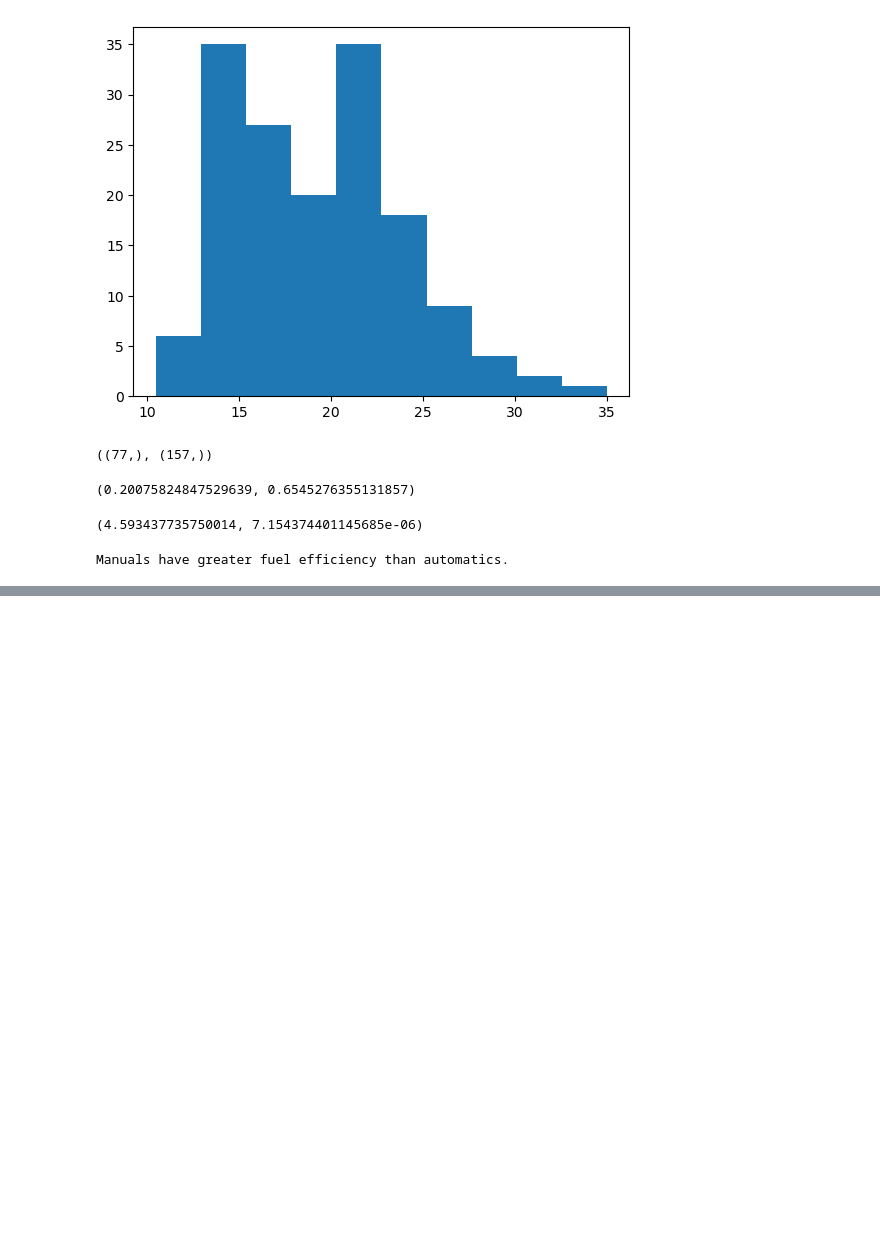
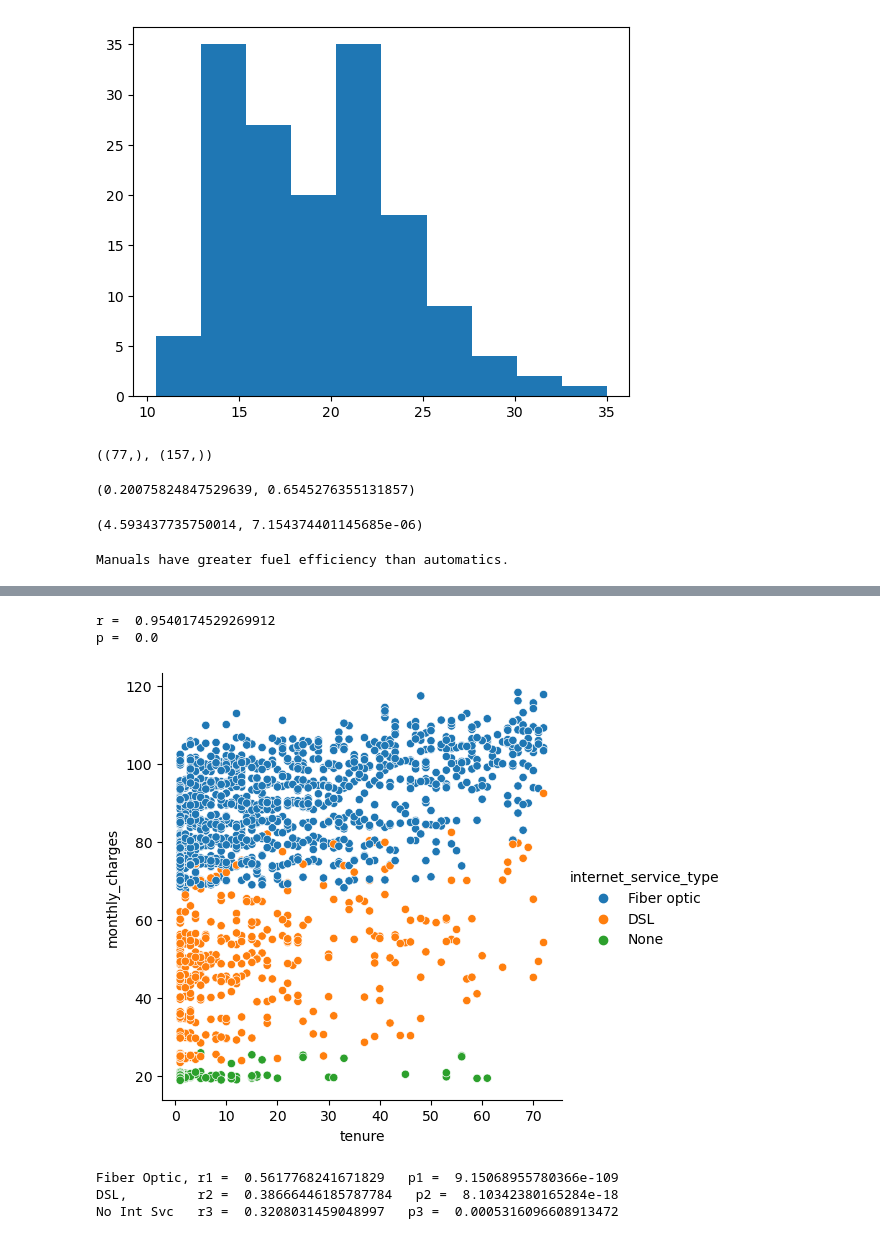
Before and after one commit to corey-hermesch/statistics_exercises, a Jupyter notebook: hypothesis_testing.ipynb, the cells around one changed output, grey strips where cells are left out. Drawn from its saved outputs; the diff is of its cells as text; code cells hidden in the pictures; blank space fills up the shorter version.

Commit message:
correlation exercises

```diff
--- a/hypothesis_testing.ipynb
+++ b/hypothesis_testing.ipynb
@@ -312,0 +428,8 @@ Manuals have greater fuel efficiency than automatics.
+# %%
+# Step 4: calculate statistic
+r, p = stats.pearsonr(df.tenure, df.total_charges)
+print ('r = ', r)
+print ('p = ', p)
+# %% [output]
+r =  0.9540174529269912
+p =  0.0
@@ -312,0 +439,34 @@ Manuals have greater fuel efficiency than automatics.
+# %%
+# What happens if we control for phone and internet service
+# So, I'll assume this means what if we control for phone and internet services in the first question
+# which was asking about a correlation between tenure and monthly charges
+
+# Steps: 1-stats.pearsonr, 2-H0 No correlation;Ha IS correlation
+# Step 3: Visualize
+
+sns.relplot(data = df, x='tenure', y = 'monthly_charges', hue='internet_service_type')
+plt.show()
+# %% [output]
+[figure, added]
+# %%
+# Step 4: compute the statistics with stats.pearsonr
+
+# First, separate the df into three dfs that only include each internet service type, respectively
+
+df.internet_service_type.value_counts()
+
+fiber_df = df[df.internet_service_type=='Fiber optic']
+dsl_df = df[df.internet_service_type=='DSL']
+no_intrnt_df = df[df.internet_service_type=='None']
+
+r1, p1 = stats.pearsonr(fiber_df.tenure, fiber_df.monthly_charges)
+r2, p2 = stats.pearsonr(dsl_df.tenure, dsl_df.monthly_charges)
+r3, p3 = stats.pearsonr(no_intrnt_df.tenure, no_intrnt_df.monthly_charges)
+
+print ('Fiber Optic, r1 = ', r1,'  p1 = ', p1)
+print ('DSL,         r2 = ', r2,'  p2 = ', p2)
+print ('No Int Svc   r3 = ', r3,'  p3 = ', p3)
+# %% [output]
+Fiber Optic, r1 =  0.5617768241671829   p1 =  9.15068955780366e-109
+DSL,         r2 =  0.38666446185787784   p2 =  8.10342380165284e-18
+No Int Svc   r3 =  0.3208031459048997   p3 =  0.0005316096608913472
```
Also changed, not shown: parts of 40 cells of this notebook, 1 other file.
